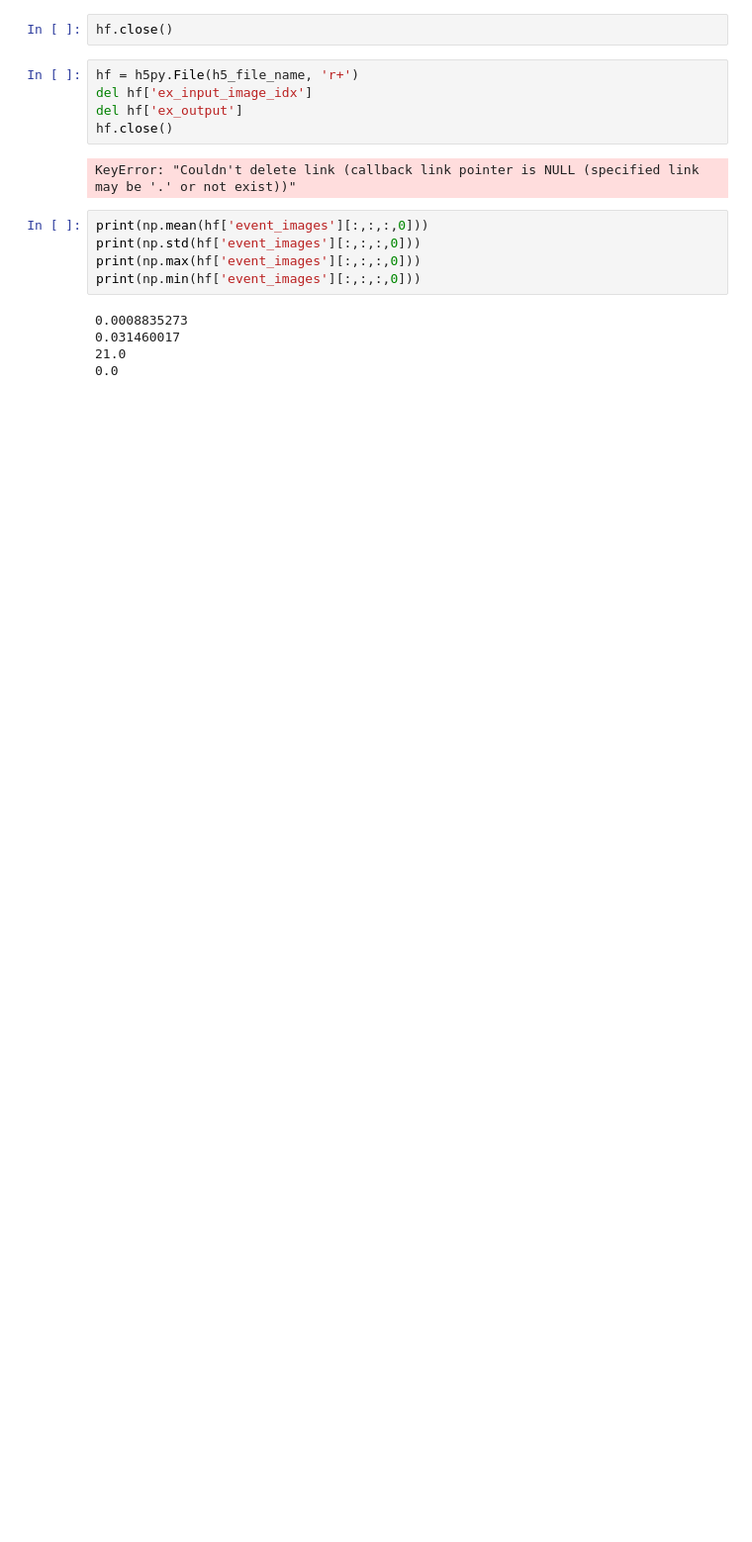
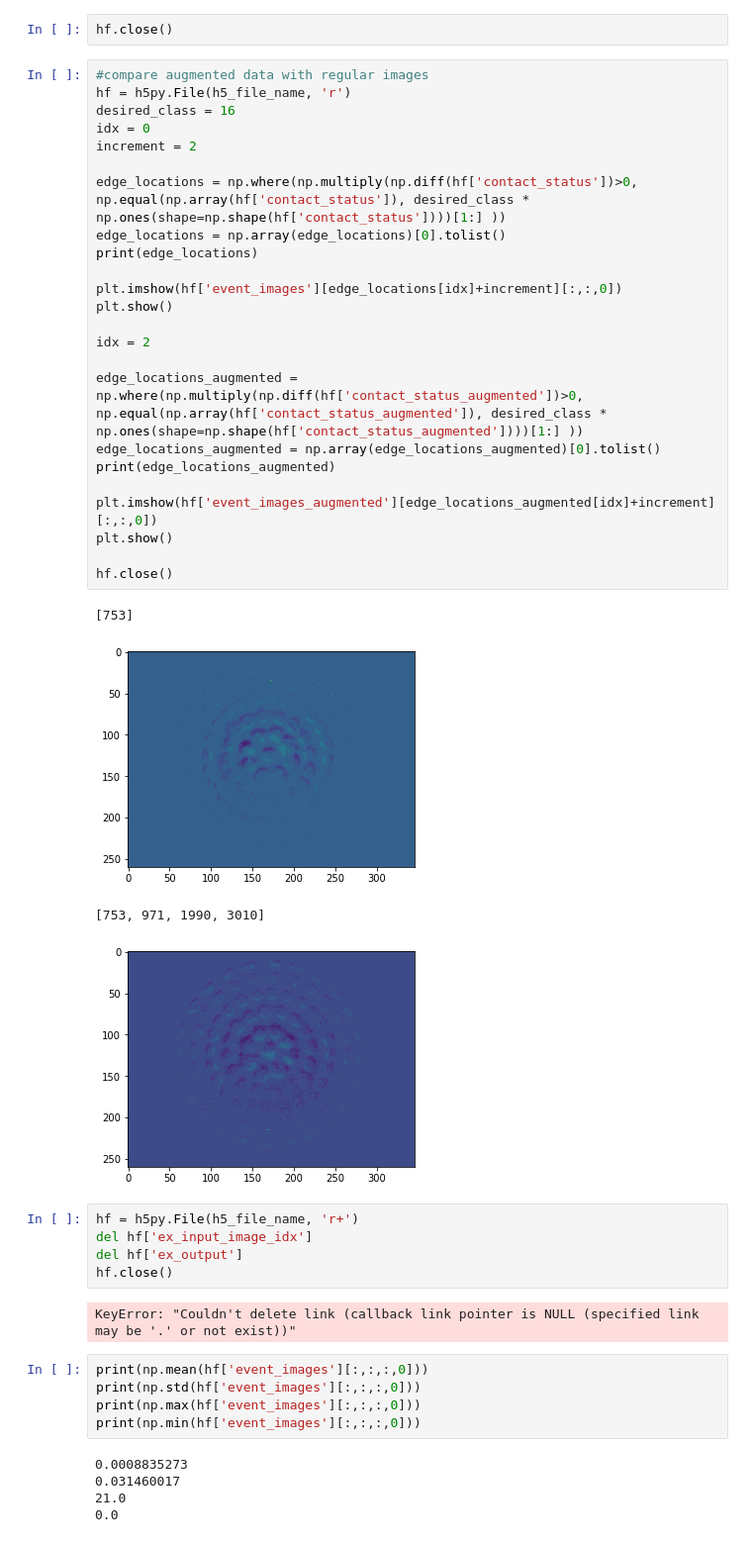
Before and after one commit to abdullaayyad96/DVSContactEstimation, a Jupyter notebook: preprocess.ipynb, the cells around one changed output. Shown at 99% size. Cells and saved outputs as stored; diff of their text form; blank space fills up the shorter version.

```diff
--- a/preprocess.ipynb
+++ b/preprocess.ipynb
@@ -327,5 +327,34 @@ print(len(hf['ex_output_equalized']))
 # %%
 hf.close()
+# %%
+#compare augmented data with regular images
+hf = h5py.File(h5_file_name, 'r')
+desired_class = 16
+idx = 0
+increment = 2
+
+edge_locations = np.where(np.multiply(np.diff(hf['contact_status'])>0, np.equal(np.array(hf['contact_status']), desired_class * np.ones(shape=np.shape(hf['contact_status'])))[1:] ))
+edge_locations = np.array(edge_locations)[0].tolist()
+print(edge_locations)
+
+plt.imshow(hf['event_images'][edge_locations[idx]+increment][:,:,0])
+plt.show()
+
+idx = 2
+
+edge_locations_augmented = np.where(np.multiply(np.diff(hf['contact_status_augmented'])>0, np.equal(np.array(hf['contact_status_augmented']), desired_class * np.ones(shape=np.shape(hf['contact_status_augmented'])))[1:] ))
+edge_locations_augmented = np.array(edge_locations_augmented)[0].tolist()
+print(edge_locations_augmented)
+
+plt.imshow(hf['event_images_augmented'][edge_locations_augmented[idx]+increment][:,:,0])
+plt.show()
+
+hf.close()
+# %% [output]
+[753]
+[figure, added]
+[753, 971, 1990, 3010]
+[figure, added]
 # %%
 hf = h5py.File(h5_file_name, 'r+')
 del hf['ex_input_image_idx']
```
Also changed, not shown: parts of 10 cells of this notebook, 3 other files.
